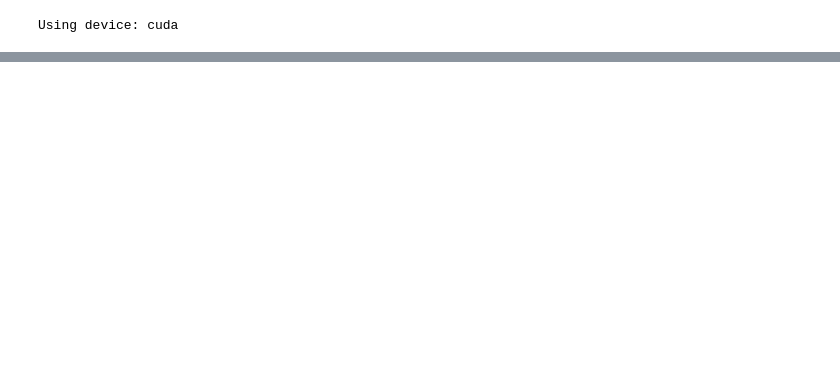
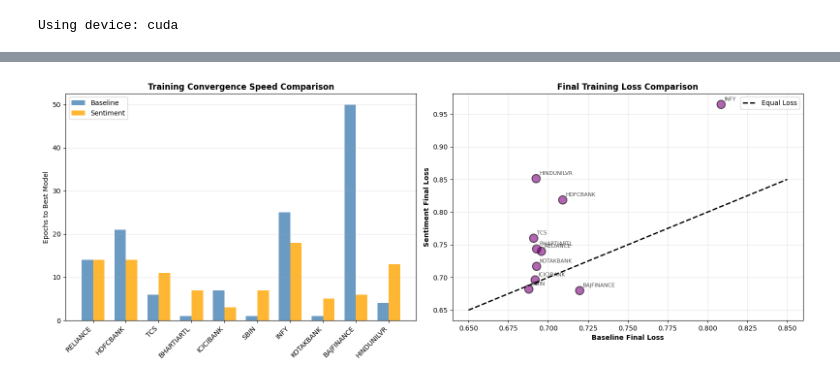
Before and after one commit to Dhiranjit/SET-Project, a Jupyter notebook: sentiment_model.ipynb, the cells around one changed output, grey strips where cells are left out. Drawn from its saved outputs; the diff is of its cells as text; code cells hidden in the pictures; blank space fills up the shorter version.

```diff
--- a/sentiment_model.ipynb
+++ b/sentiment_model.ipynb
@@ -1518,0 +210,20 @@ for stock in stocks:
+# %%
+# Hyperparameters (aligned with baseline model)
+SEQUENCE_LENGTH = 10
+HIDDEN_SIZE = 350
+NUM_LAYERS = 2
+DROPOUT = 0.1
+BATCH_SIZE = 32
+LEARNING_RATE = 0.001
+NUM_EPOCHS = 50
+EARLY_STOPPING_PATIENCE = 20
+
+print("Model Configuration:")
+print(f"  Sequence Length: {SEQUENCE_LENGTH}")
+print(f"  Hidden Size: {HIDDEN_SIZE}")
+print(f"  LSTM Layers: {NUM_LAYERS}")
+print(f"  Dropout: {DROPOUT}")
+print(f"  Batch Size: {BATCH_SIZE}")
+print(f"  Learning Rate: {LEARNING_RATE}")
+print(f"  Max Epochs: {NUM_EPOCHS}")
+print(f"  Early Stopping Patience: {EARLY_STOPPING_PATIENCE}")
@@ -1518,0 +1247,69 @@ for stock in stocks:
+# %%
+print("="*80)
+print("MODEL TRAINING CONSISTENCY ANALYSIS")
+print("="*80)
+
+# Compare training epochs
+training_comparison = pd.DataFrame({
+    'Stock': baseline_df['stock'],
+    'Baseline_Epochs': baseline_df['best_epoch'],
+    'Sentiment_Epochs': sentiment_df['best_epoch'],
+    'Baseline_Loss': baseline_df['loss'],
+    'Sentiment_Loss': sentiment_df['sentiment_loss'],
+    'Loss_Improvement': baseline_df['loss'] - sentiment_df['sentiment_loss']
+})
+
+print("\n--- TRAINING CONVERGENCE COMPARISON ---")
+print(training_comparison.to_string(index=False))
+
+print("\n--- CONVERGENCE STATISTICS ---")
+print(f"Average epochs to convergence:")
+print(f"  Baseline Model:  {training_comparison['Baseline_Epochs'].mean():.1f} ± {training_comparison['Baseline_Epochs'].std():.1f}")
+print(f"  Sentiment Model: {training_comparison['Sentiment_Epochs'].mean():.1f} ± {training_comparison['Sentiment_Epochs'].std():.1f}")
+
+print(f"\nFinal training loss:")
+print(f"  Baseline Model:  {training_comparison['Baseline_Loss'].mean():.4f} ± {training_comparison['Baseline_Loss'].std():.4f}")
+print(f"  Sentiment Model: {training_comparison['Sentiment_Loss'].mean():.4f} ± {training_comparison['Sentiment_Loss'].std():.4f}")
+print(f"  Average Loss Reduction: {training_comparison['Loss_Improvement'].mean():.4f}")
+
+# Visualize convergence patterns
+fig, axes = plt.subplots(1, 2, figsize=(16, 6))
+
+# Epochs comparison
+ax1 = axes[0]
+x = np.arange(len(training_comparison))
+width = 0.35
+bars1 = ax1.bar(x - width/2, training_comparison['Baseline_Epochs'], width,
+                label='Baseline', alpha=0.8, color='steelblue')
+bars2 = ax1.bar(x + width/2, training_comparison['Sentiment_Epochs'], width,
+                label='Sentiment', alpha=0.8, color='orange')
+ax1.set_xticks(x)
+ax1.set_xticklabels(training_comparison['Stock'], rotation=45, ha='right')
+ax1.set_ylabel('Epochs to Best Model')
+ax1.set_title('Training Convergence Speed Comparison', fontweight='bold', fontsize=12)
+ax1.legend()
+ax1.grid(True, alpha=0.3, axis='y')
+
+# Loss comparison
+ax2 = axes[1]
+ax2.scatter(training_comparison['Baseline_Loss'], training_comparison['Sentiment_Loss'],
+           s=150, alpha=0.6, edgecolors='black', linewidth=1.5, c='purple')
+ax2.plot([0.65, 0.85], [0.65, 0.85], 'k--', linewidth=2, label='Equal Loss')
+ax2.set_xlabel('Baseline Final Loss', fontweight='bold')
+ax2.set_ylabel('Sentiment Final Loss', fontweight='bold')
+ax2.set_title('Final Training Loss Comparison', fontweight='bold', fontsize=12)
+ax2.legend()
+ax2.grid(True, alpha=0.3)
+
+# Annotate stocks
+for idx, row in training_comparison.iterrows():
+    ax2.annotate(row['Stock'], (row['Baseline_Loss'], row['Sentiment_Loss']),
+                xytext=(5, 5), textcoords='offset points', fontsize=8, alpha=0.7)
+
+plt.tight_layout()
+plt.savefig('training_consistency_analysis.png', dpi=300, bbox_inches='tight')
+plt.show()
+
+print("\n✓ Training consistency visualization saved to 'training_consistency_analysis.png'")
+print("="*80)
+# %% [output]
@@ -1518,0 +1333 @@ for stock in stocks:
+[figure, added]
```
Also changed, not shown: parts of 78 cells of this notebook, 41 other files.
